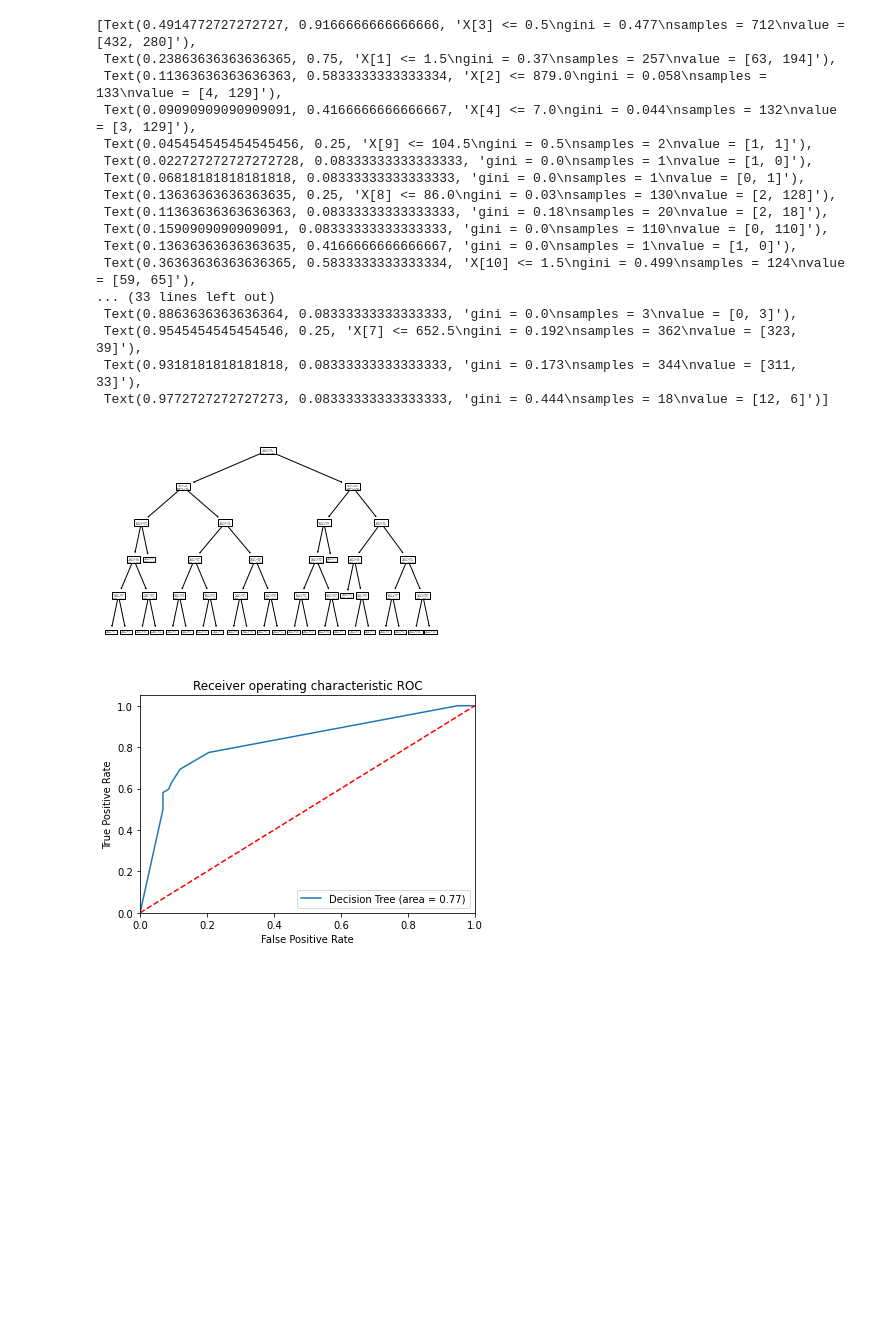
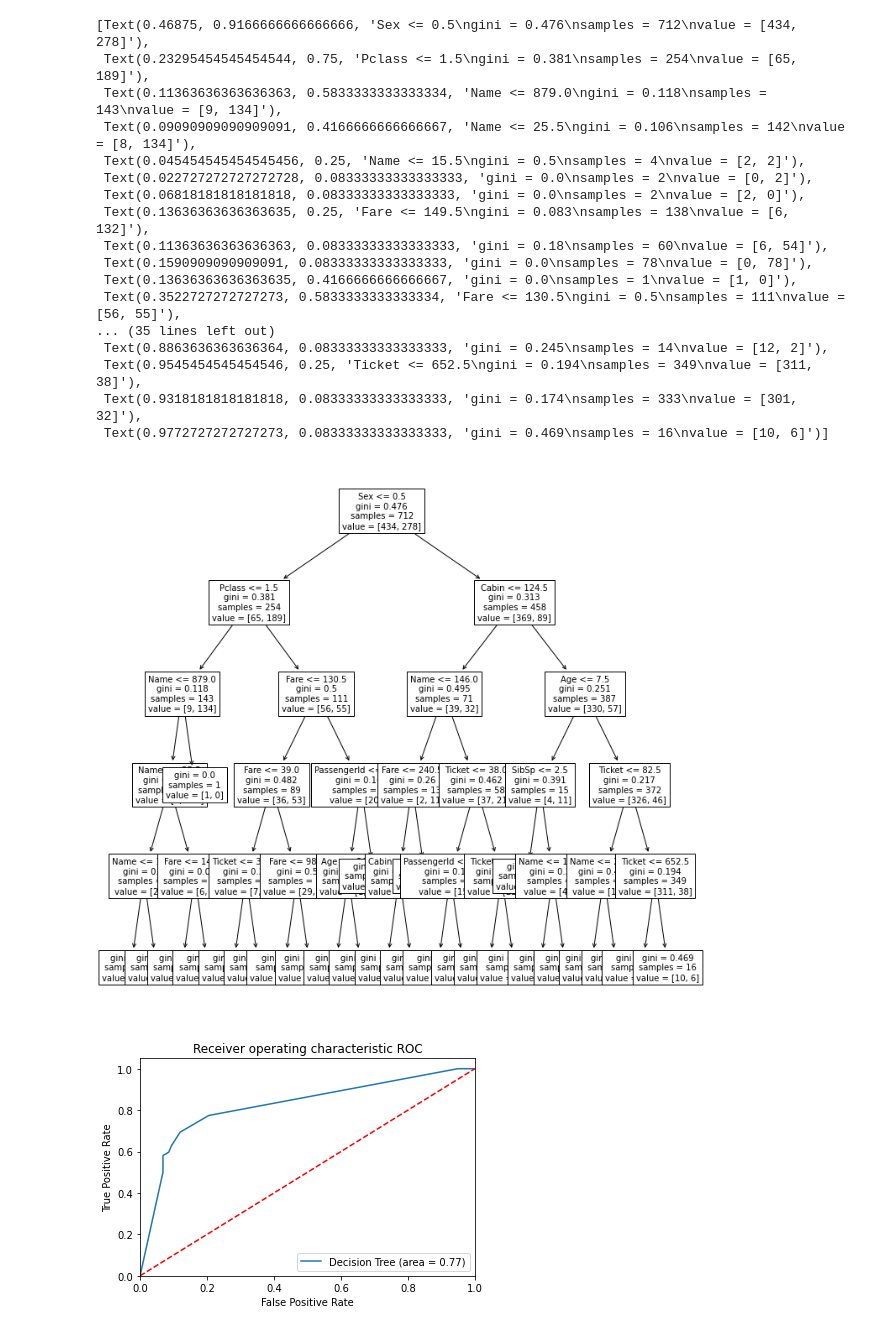
Before and after one commit to asimdatye/Kaggle-Titanic-Challenge, a Jupyter notebook: modeldev.ipynb, the cells around one changed output. Cells and saved outputs as stored; diff of their text form; code cells hidden in the pictures; blank space fills up the shorter version.

Commit message:
Increased font size for decision tree

```diff
--- a/modeldev.ipynb
+++ b/modeldev.ipynb
@@ -69,24 +69,25 @@ weighted avg       0.81      0.81      0.80       179
-# %%
-tree.plot_tree(fit)
-# %% [output]
-[Text(0.4914772727272727, 0.9166666666666666, 'X[3] <= 0.5\ngini = 0.477\nsamples = 712\nvalue = [432, 280]'),
- Text(0.23863636363636365, 0.75, 'X[1] <= 1.5\ngini = 0.37\nsamples = 257\nvalue = [63, 194]'),
- Text(0.11363636363636363, 0.5833333333333334, 'X[2] <= 879.0\ngini = 0.058\nsamples = 133\nvalue = [4, 129]'),
- Text(0.09090909090909091, 0.4166666666666667, 'X[4] <= 7.0\ngini = 0.044\nsamples = 132\nvalue = [3, 129]'),
- Text(0.045454545454545456, 0.25, 'X[9] <= 104.5\ngini = 0.5\nsamples = 2\nvalue = [1, 1]'),
- Text(0.022727272727272728, 0.08333333333333333, 'gini = 0.0\nsamples = 1\nvalue = [1, 0]'),
- Text(0.06818181818181818, 0.08333333333333333, 'gini = 0.0\nsamples = 1\nvalue = [0, 1]'),
- Text(0.13636363636363635, 0.25, 'X[8] <= 86.0\ngini = 0.03\nsamples = 130\nvalue = [2, 128]'),
- Text(0.11363636363636363, 0.08333333333333333, 'gini = 0.18\nsamples = 20\nvalue = [2, 18]'),
- Text(0.1590909090909091, 0.08333333333333333, 'gini = 0.0\nsamples = 110\nvalue = [0, 110]'),
- Text(0.13636363636363635, 0.4166666666666667, 'gini = 0.0\nsamples = 1\nvalue = [1, 0]'),
- Text(0.36363636363636365, 0.5833333333333334, 'X[10] <= 1.5\ngini = 0.499\nsamples = 124\nvalue = [59, 65]'),
-... (33 lines left out)
- Text(0.8863636363636364, 0.08333333333333333, 'gini = 0.0\nsamples = 3\nvalue = [0, 3]'),
- Text(0.9545454545454546, 0.25, 'X[7] <= 652.5\ngini = 0.192\nsamples = 362\nvalue = [323, 39]'),
- Text(0.9318181818181818, 0.08333333333333333, 'gini = 0.173\nsamples = 344\nvalue = [311, 33]'),
- Text(0.9772727272727273, 0.08333333333333333, 'gini = 0.444\nsamples = 18\nvalue = [12, 6]')]
-[figure, removed]
+# %%
+plt.figure(figsize=(12,12))
+tree.plot_tree(fit, fontsize = 10, feature_names = X_test.columns)
+# %% [output]
+[Text(0.46875, 0.9166666666666666, 'Sex <= 0.5\ngini = 0.476\nsamples = 712\nvalue = [434, 278]'),
+ Text(0.23295454545454544, 0.75, 'Pclass <= 1.5\ngini = 0.381\nsamples = 254\nvalue = [65, 189]'),
+ Text(0.11363636363636363, 0.5833333333333334, 'Name <= 879.0\ngini = 0.118\nsamples = 143\nvalue = [9, 134]'),
+ Text(0.09090909090909091, 0.4166666666666667, 'Name <= 25.5\ngini = 0.106\nsamples = 142\nvalue = [8, 134]'),
+ Text(0.045454545454545456, 0.25, 'Name <= 15.5\ngini = 0.5\nsamples = 4\nvalue = [2, 2]'),
+ Text(0.022727272727272728, 0.08333333333333333, 'gini = 0.0\nsamples = 2\nvalue = [0, 2]'),
+ Text(0.06818181818181818, 0.08333333333333333, 'gini = 0.0\nsamples = 2\nvalue = [2, 0]'),
+ Text(0.13636363636363635, 0.25, 'Fare <= 149.5\ngini = 0.083\nsamples = 138\nvalue = [6, 132]'),
+ Text(0.11363636363636363, 0.08333333333333333, 'gini = 0.18\nsamples = 60\nvalue = [6, 54]'),
+ Text(0.1590909090909091, 0.08333333333333333, 'gini = 0.0\nsamples = 78\nvalue = [0, 78]'),
+ Text(0.13636363636363635, 0.4166666666666667, 'gini = 0.0\nsamples = 1\nvalue = [1, 0]'),
+ Text(0.3522727272727273, 0.5833333333333334, 'Fare <= 130.5\ngini = 0.5\nsamples = 111\nvalue = [56, 55]'),
+... (35 lines left out)
+ Text(0.8863636363636364, 0.08333333333333333, 'gini = 0.245\nsamples = 14\nvalue = [12, 2]'),
+ Text(0.9545454545454546, 0.25, 'Ticket <= 652.5\ngini = 0.194\nsamples = 349\nvalue = [311, 38]'),
+ Text(0.9318181818181818, 0.08333333333333333, 'gini = 0.174\nsamples = 333\nvalue = [301, 32]'),
+ Text(0.9772727272727273, 0.08333333333333333, 'gini = 0.469\nsamples = 16\nvalue = [10, 6]')]
+[figure, added]
 # %%
 tree_roc_auc = roc_auc_score(y_test, model.predict(X_test))
 fpr, tpr, thresholds = roc_curve(y_test, model.predict_proba(X_test)[:,1])
```
Also changed, not shown: parts of 1 cell of this notebook.
